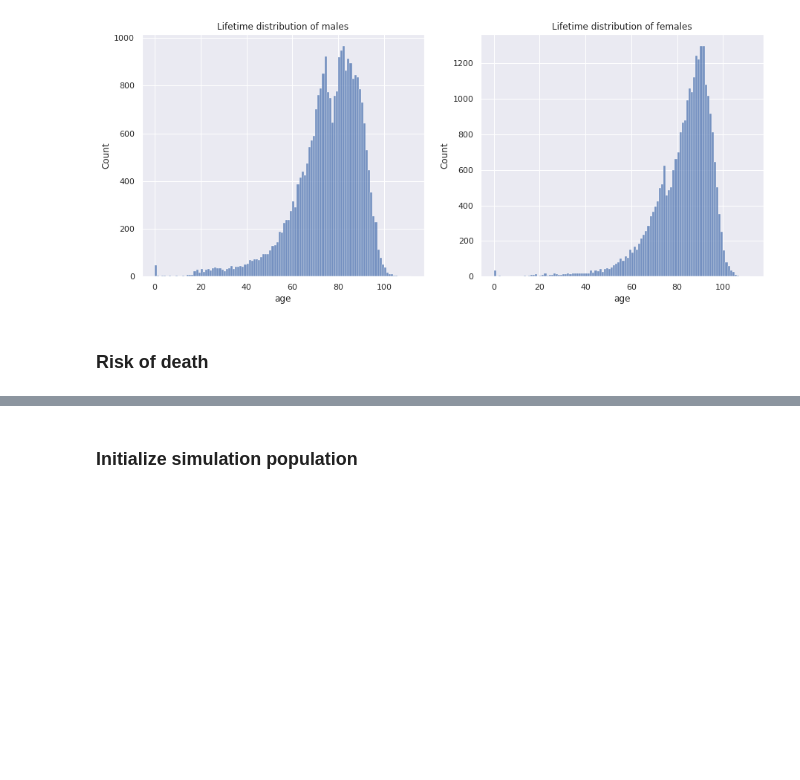
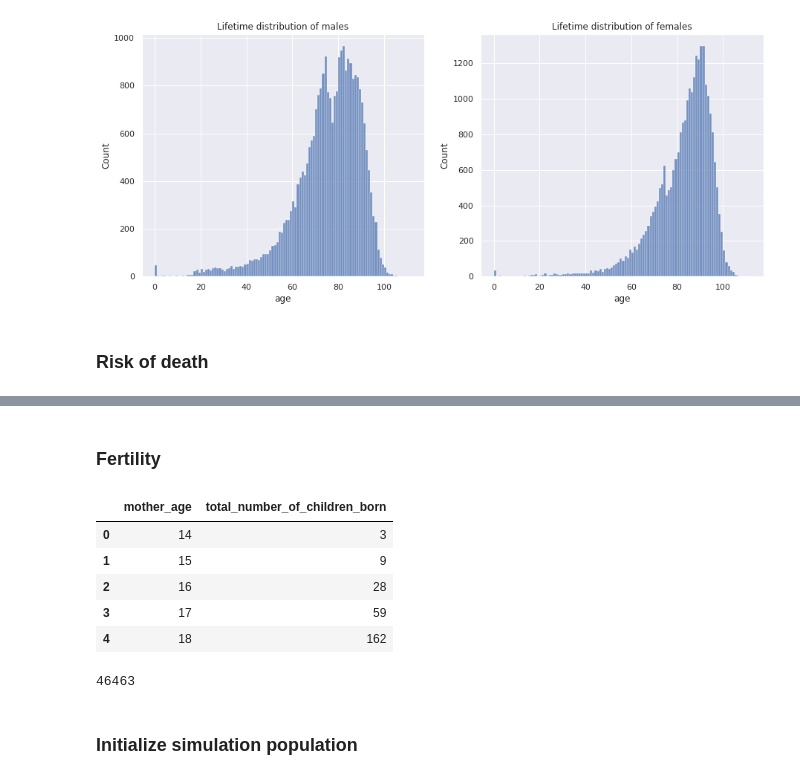
Before and after one commit to skupsala/population-simulation, a Jupyter notebook: notebooks/simulation.ipynb, the cells around one changed output, grey strips where cells are left out. Drawn from its saved outputs; the diff is of its cells as text; code cells hidden in the pictures; blank space fills up the shorter version.

```diff
--- a/notebooks/simulation.ipynb
+++ b/notebooks/simulation.ipynb
@@ -202,3 +205,54 @@ for sex in Cfg.SEXES:
 for sex in death_probability_by_sex_and_age:
     for age in death_probability_by_sex_and_age[sex]:
         death_probability_by_sex_and_age_index[get_sex_age_index_value(sex, age)] = death_probability_by_sex_and_age[sex][age]
+# %% [markdown]
+### Fertility
+# %%
+stats_fertility_df = pd.read_csv(os.path.join(Cfg.DATA_DIR, '005_12dm_2020_20220318-232741.csv'),
+                                  encoding='iso-8859-1', skiprows=2, delimiter=";")
+
+def tilastokeskus_transform_fertility_dataframe(df):
+    def transform_mother_age(age_str):
+        """
+        Here we make following simplifications:
+        If range given for mother age is like 0-14 then we simplify that all babies for those
+        mothers have age 14.
+
+        If range given for mother age is like 55- then we simplify that all babies for those
+        mothers have age 55.
+
+        This concludes that in this case ages 0-13 and 55+ have zero babies
+        """
+        if age_str.isnumeric():
+            return int(age_str)
+        if '-' in age_str:
+            lowest_age_in_range_str = age_str.split('-')[0].strip()
+            biggest_age_in_range_str = age_str.split('-')[-1].strip()
+            if biggest_age_in_range_str:
+                return transform_mother_age(biggest_age_in_range_str)
+            elif lowest_age_in_range_str:
+                return transform_mother_age(lowest_age_in_range_str)
+        raise ValueError(f"Cannot parse age out of {age_str}")
+
+    df['mother_age'] = df['Äidin ikä'].apply(transform_mother_age)
+
+    df['total_number_of_children_born'] = df['Miehet Elävänä syntyneet'] + df['Naiset Elävänä syntyneet']
+    df = df.drop(df.columns.difference(['mother_age', 'total_number_of_children_born']), 1)
+    df = df.dropna()
+    return df
+
+stats_fertility_df = tilastokeskus_transform_fertility_dataframe(stats_fertility_df)
+
+stats_fertility_df.head()
+# %% [output]
+|  | mother_age | total_number_of_children_born |
+| 0 | 14 | 3 |
+| 1 | 15 | 9 |
+| 2 | 16 | 28 |
+| 3 | 17 | 59 |
+| 4 | 18 | 162 |
+# %%
+# Babies born in 2020
+stats_fertility_df['total_number_of_children_born'].sum()
+# %% [output]
+46463
```
Also changed, not shown: parts of 16 cells of this notebook, 1 other file.
